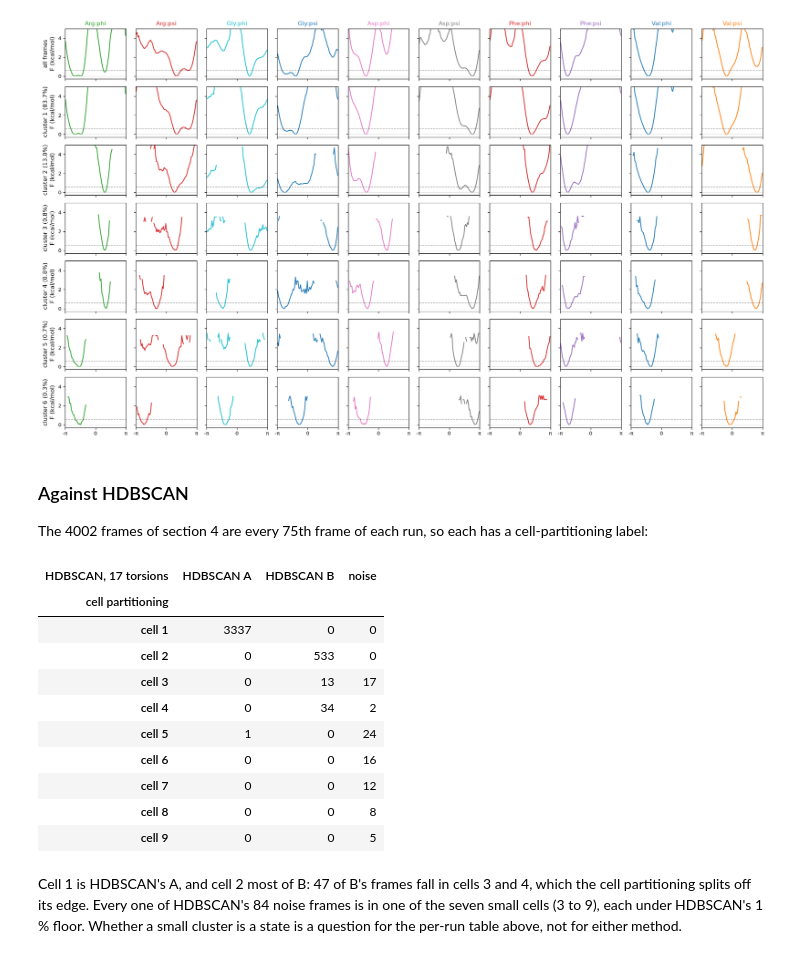
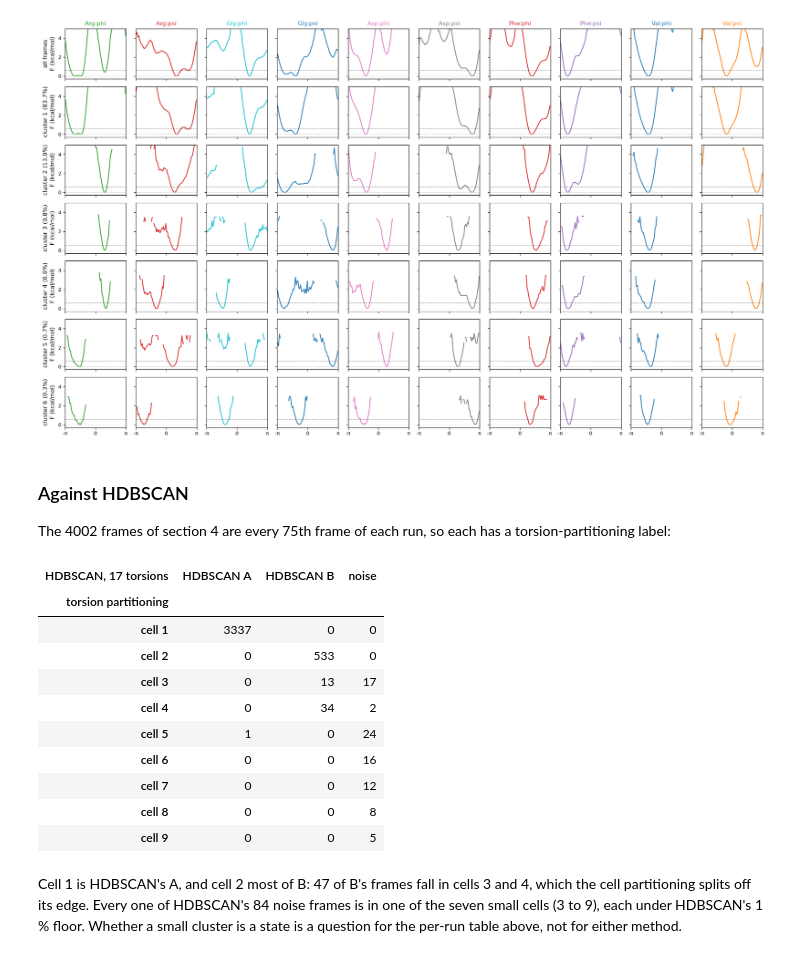
Before and after one commit to csy0000/MD-tools, a Jupyter notebook: docs/tutorial/rgdfv/analysis/clustering.ipynb, the cells around one changed output. Saved outputs shown, nothing was run; the diff lists cells and outputs as text; code cells hidden in the pictures.

```diff
--- a/docs/tutorial/rgdfv/analysis/clustering.ipynb
+++ b/docs/tutorial/rgdfv/analysis/clustering.ipynb
@@ -541,17 +541,17 @@ plot_hist(cells15, n_cluster=6, kind="free_energy", show_molecule=False,
 # %% [markdown]
 ### Against HDBSCAN
 
-The 4002 frames of section 4 are every 75th frame of each run, so each has a cell-partitioning label:
+The 4002 frames of section 4 are every 75th frame of each run, so each has a torsion-partitioning label:
 # %%
 offsets = np.concatenate([[0], np.cumsum(per_run)[:-1]])
 picked = np.concatenate([o + np.arange(0, n, 75) for o, n in zip(offsets, per_run)])
 assert len(picked) == len(fit.labels_)
 name = lambda c: {-2: "noise", -1: "ambiguous"}[c] if c < 0 else f"HDBSCAN {group_name(c)}"
-pd.crosstab(pd.Series([f"cell {c + 1}" for c in cells15["labels"][picked]], name="cell partitioning"),
+pd.crosstab(pd.Series([f"cell {c + 1}" for c in cells15["labels"][picked]], name="torsion partitioning"),
             pd.Series([name(c) for c in fit.labels_], name="HDBSCAN, 17 torsions"))
 # %% [output]
 | HDBSCAN, 17 torsions | HDBSCAN A | HDBSCAN B | noise |
-| cell partitioning |  |  |  |
+| torsion partitioning |  |  |  |
 | cell 1 | 3337 | 0 | 0 |
 | cell 2 | 0 | 533 | 0 |
 | cell 3 | 0 | 13 | 17 |
```
Also changed, not shown: parts of 2 cells of this notebook, 11 other files.
